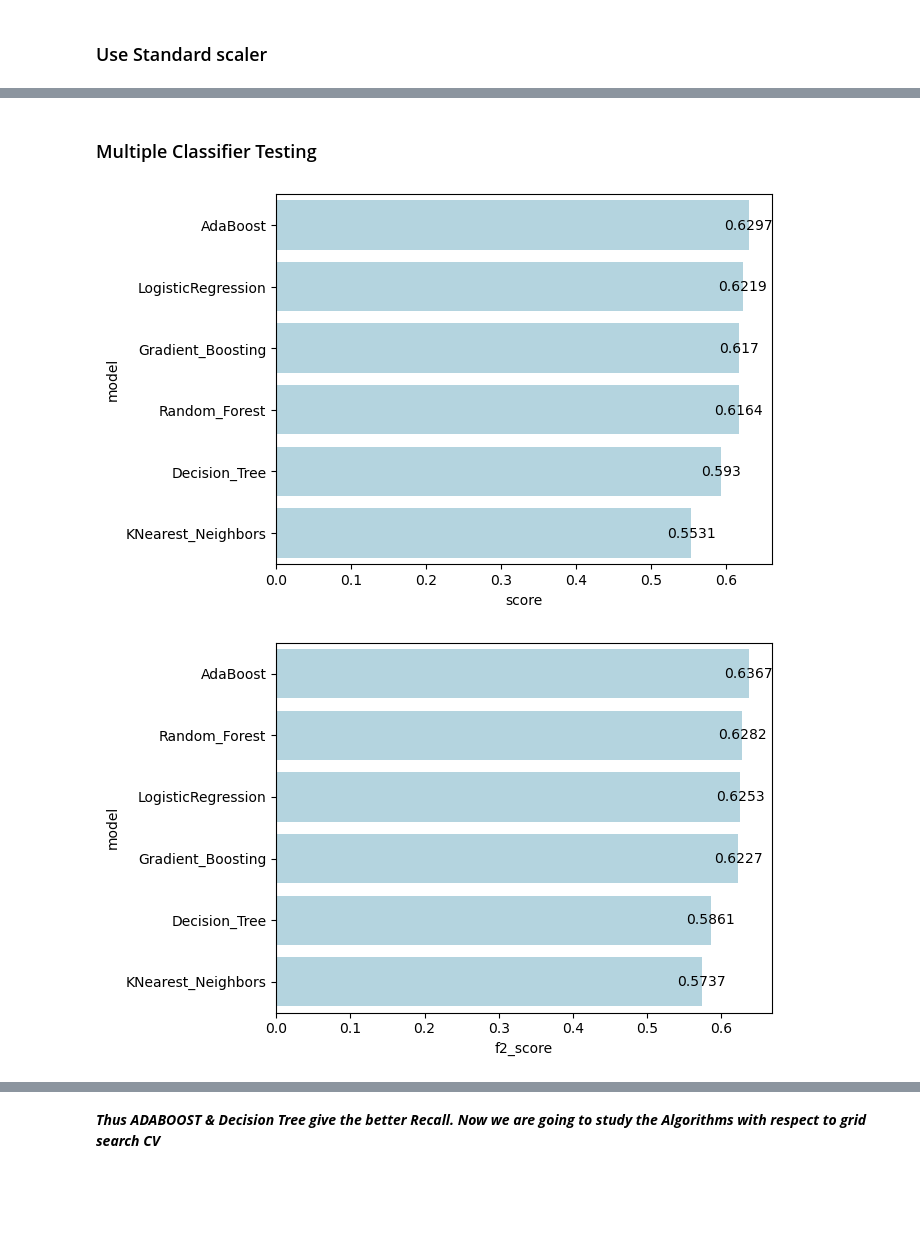
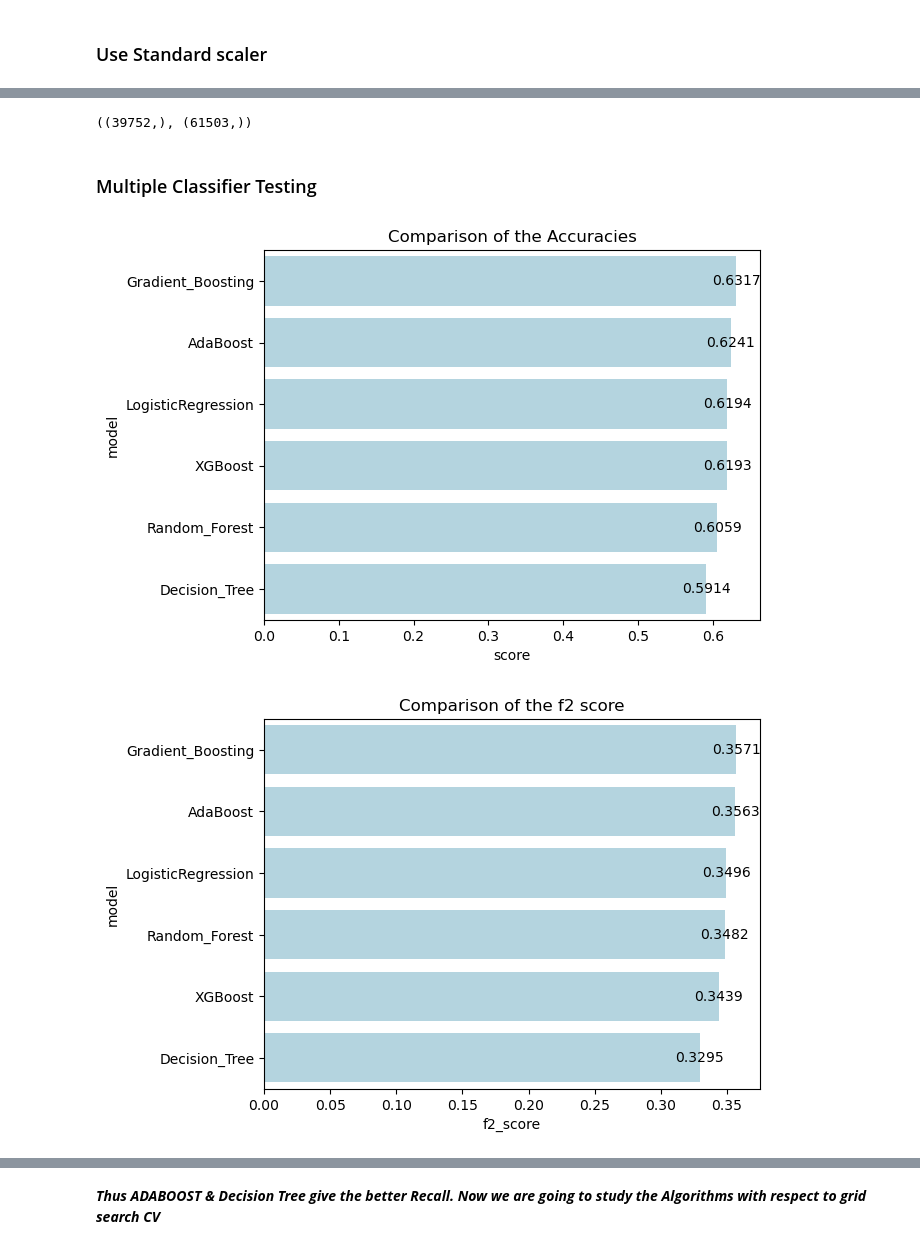
Before and after one commit to santra11/Credit-Scoring, a Jupyter notebook: scoringcredit.ipynb, the cells around one changed output, grey strips where cells are left out. Saved outputs shown, nothing was run; the diff lists cells and outputs as text; code cells hidden in the pictures; blank space fills up the shorter version.

```diff
--- a/scoringcredit.ipynb
+++ b/scoringcredit.ipynb
@@ -678,0 +751,2 @@ X_train.shape, X_test.shape
+# %%
+X_test_stan=sc.transform(X_test)
@@ -679,51 +757,62 @@ X_train.shape, X_test.shape
+# %%
+y_train.shape, y_test.shape
+# %% [output]
+((39752,), (61503,))
 # %% [markdown]
 ### Multiple Classifier Testing
 # %%
-models = ["KNearest_Neighbors", "Gradient_Boosting",
+models = ["XGBoost", "Gradient_Boosting",
     "Decision_Tree", "Random_Forest", "AdaBoost",
     "LogisticRegression"
          ]
 
 classifiers = [
-    KNeighborsClassifier(3),
-    GradientBoostingClassifier(n_estimators=100, learning_rate=1.0),
+    XGBClassifier(n_estimators=100, eta=0.01, gamma=10),
+    GradientBoostingClassifier(n_estimators=100),
     DecisionTreeClassifier(max_depth=5),
     RandomForestClassifier(max_depth=5, n_estimators=100),
     AdaBoostClassifier(n_estimators=100),
     LogisticRegression(penalty = 'l2', C=5)]
 # %%
+import time
+
 scores = []
 f2_score = []
 recall=[]
 
 for name, clf in zip(models, classifiers):
-    clf.fit(X_train, y_train)
-    y_pred = clf.predict(X_test)
+    clf.fit(X_train_stan, y_train)
+    y_pred = clf.predict(X_test_stan)
     f2 = fbeta_score(y_test, y_pred, beta=2, average='binary')
     Recall=recall_score(y_test, y_pred)
-    score = clf.score(X_test, y_test)
+    score = clf.score(X_test_stan, y_test)
     scores.append(score)
     f2_score.append(f2)
     recall.append(Recall)
 # %%
-df = pd.DataFrame()
-df['model'] = models
-df['score'] = scores
-df['f2_score'] = f2_score
-df['Recall'] = recall
-df =round(df, 4)
+dg = pd.DataFrame()
+dg['model'] = models
+dg['score'] = scores
+dg['f2_score'] = f2_score
+dg['Recall'] = recall
+dg =round(dg, 4)
 # %%
-ax=sns.barplot(x="score",y="model",color='lightblue', data=df, order=df.sort_values('score', ascending = False).model)
+ax=sns.barplot(x="score",y="model",color='lightblue', data=dg, order=dg.sort_values('score', ascending = False).model)
 for p in ax.patches:
     ax.annotate(p.get_width(), xy=(p.get_width(), p.get_y()+p.get_height()/2),
             xytext=(0, 0), textcoords='offset points',ha='center', va="center")
+plt.title('Comparison of the Accuracies')
+plt.show()
 # %% [output]
-[figure, old version]
+[figure, new version]
 # %%
-ax=sns.barplot(x="f2_score",y="model",color='lightblue', data=df, order=df.sort_values('f2_score',ascending = False).model)
+ax=sns.barplot(x="f2_score",y="model",color='lightblue', data=dg, order=dg.sort_values('f2_score',ascending = False).model)
 for p in ax.patches:
     ax.annotate(p.get_width(), xy=(p.get_width(), p.get_y()+p.get_height()/2),
             xytext=(0, 0), textcoords='offset points',ha='center', va="center")
+
+plt.title('Comparison of the f2 score')
+plt.show()
 # %% [output]
-[figure, old version]
+[figure, new version]
 # %%
```
Also changed, not shown: parts of 146 cells of this notebook.
